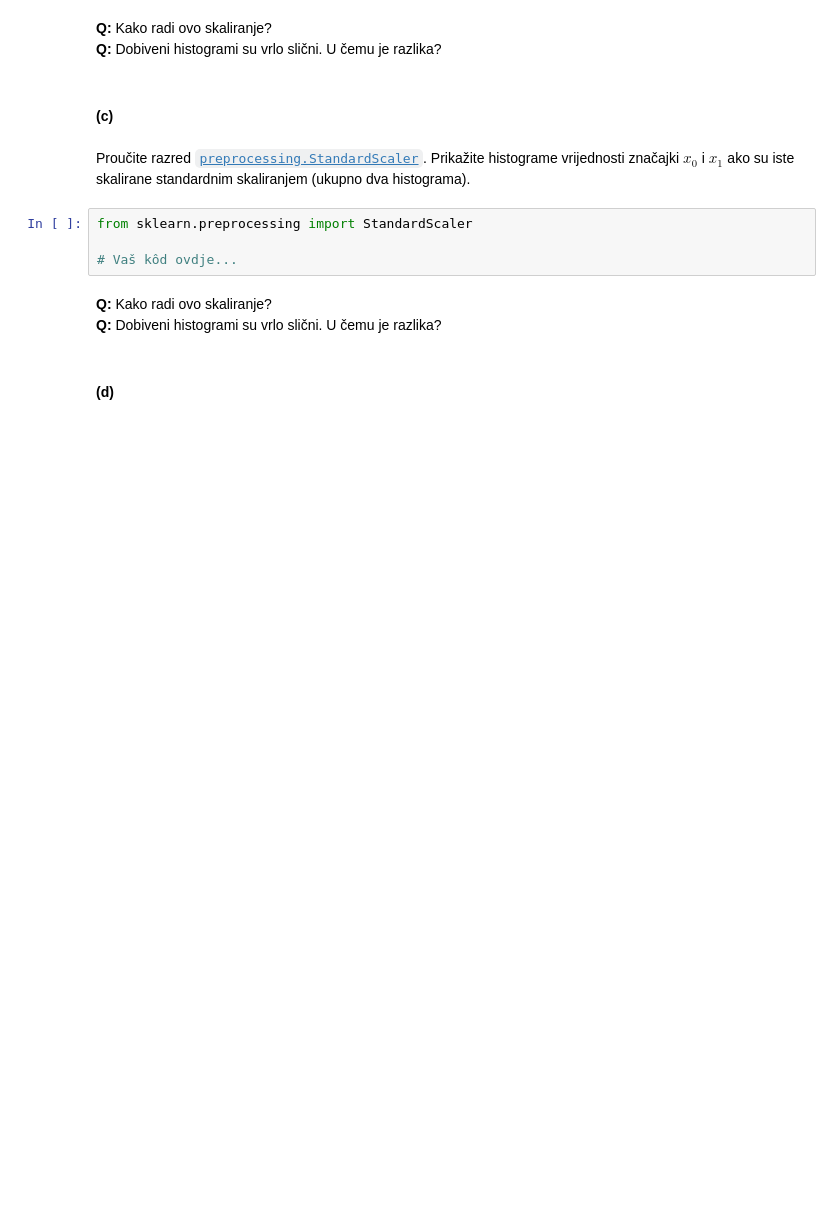
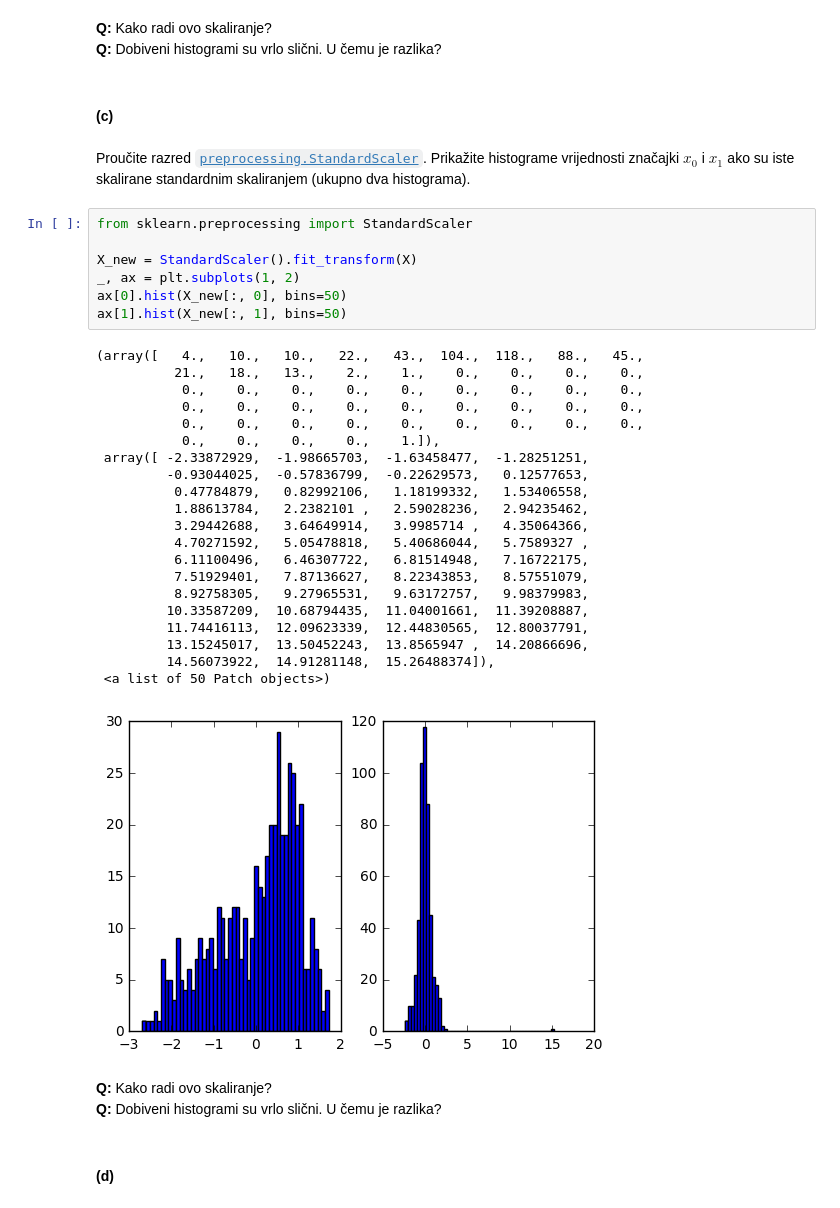
Before and after one commit to dkrivosic/machine-learning, a Jupyter notebook: SU-2016-LAB3-0036471318.ipynb, the cells around one changed output. Cells and saved outputs as stored; diff of their text form; blank space fills up the shorter version.

```diff
--- a/SU-2016-LAB3-0036471318.ipynb
+++ b/SU-2016-LAB3-0036471318.ipynb
@@ -206,10 +292,35 @@ from sklearn.preprocessing import MinMaxScaler
 #### (c)
 # %% [markdown]
 Proučite razred [`preprocessing.StandardScaler`](http://scikit-learn.org/stable/modules/generated/sklearn.preprocessing.StandardScaler.html). Prikažite histograme vrijednosti značajki $x_0$ i $x_1$ ako su iste skalirane standardnim skaliranjem (ukupno dva histograma).
-# %%
-from sklearn.preprocessing import StandardScaler
-
-# Vaš kôd ovdje...
+# %%
+from sklearn.preprocessing import StandardScaler
+
+X_new = StandardScaler().fit_transform(X)
+_, ax = plt.subplots(1, 2)
+ax[0].hist(X_new[:, 0], bins=50)
+ax[1].hist(X_new[:, 1], bins=50)
+# %% [output]
+(array([   4.,   10.,   10.,   22.,   43.,  104.,  118.,   88.,   45.,
+          21.,   18.,   13.,    2.,    1.,    0.,    0.,    0.,    0.,
+           0.,    0.,    0.,    0.,    0.,    0.,    0.,    0.,    0.,
+           0.,    0.,    0.,    0.,    0.,    0.,    0.,    0.,    0.,
+           0.,    0.,    0.,    0.,    0.,    0.,    0.,    0.,    0.,
+           0.,    0.,    0.,    0.,    1.]),
+ array([ -2.33872929,  -1.98665703,  -1.63458477,  -1.28251251,
+         -0.93044025,  -0.57836799,  -0.22629573,   0.12577653,
+          0.47784879,   0.82992106,   1.18199332,   1.53406558,
+          1.88613784,   2.2382101 ,   2.59028236,   2.94235462,
+          3.29442688,   3.64649914,   3.9985714 ,   4.35064366,
+          4.70271592,   5.05478818,   5.40686044,   5.7589327 ,
+          6.11100496,   6.46307722,   6.81514948,   7.16722175,
+          7.51929401,   7.87136627,   8.22343853,   8.57551079,
+          8.92758305,   9.27965531,   9.63172757,   9.98379983,
+         10.33587209,  10.68794435,  11.04001661,  11.39208887,
+         11.74416113,  12.09623339,  12.44830565,  12.80037791,
+         13.15245017,  13.50452243,  13.8565947 ,  14.20866696,
+         14.56073922,  14.91281148,  15.26488374]),
+ <a list of 50 Patch objects>)
+[figure, added]
 # %% [markdown]
 **Q:** Kako radi ovo skaliranje? <br>
 **Q:** Dobiveni histogrami su vrlo slični. U čemu je razlika? <br>
```
Also changed, not shown: parts of 29 cells of this notebook.
